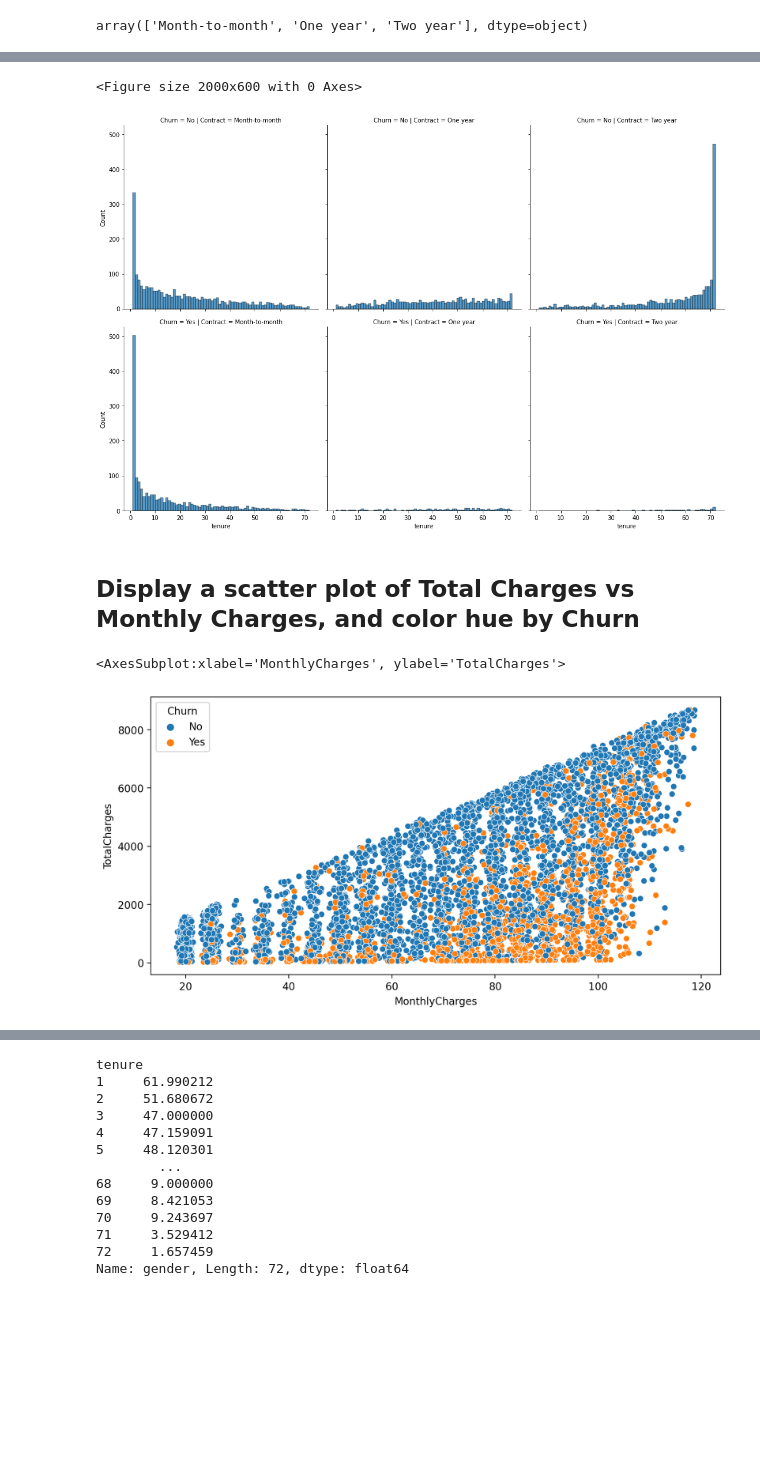
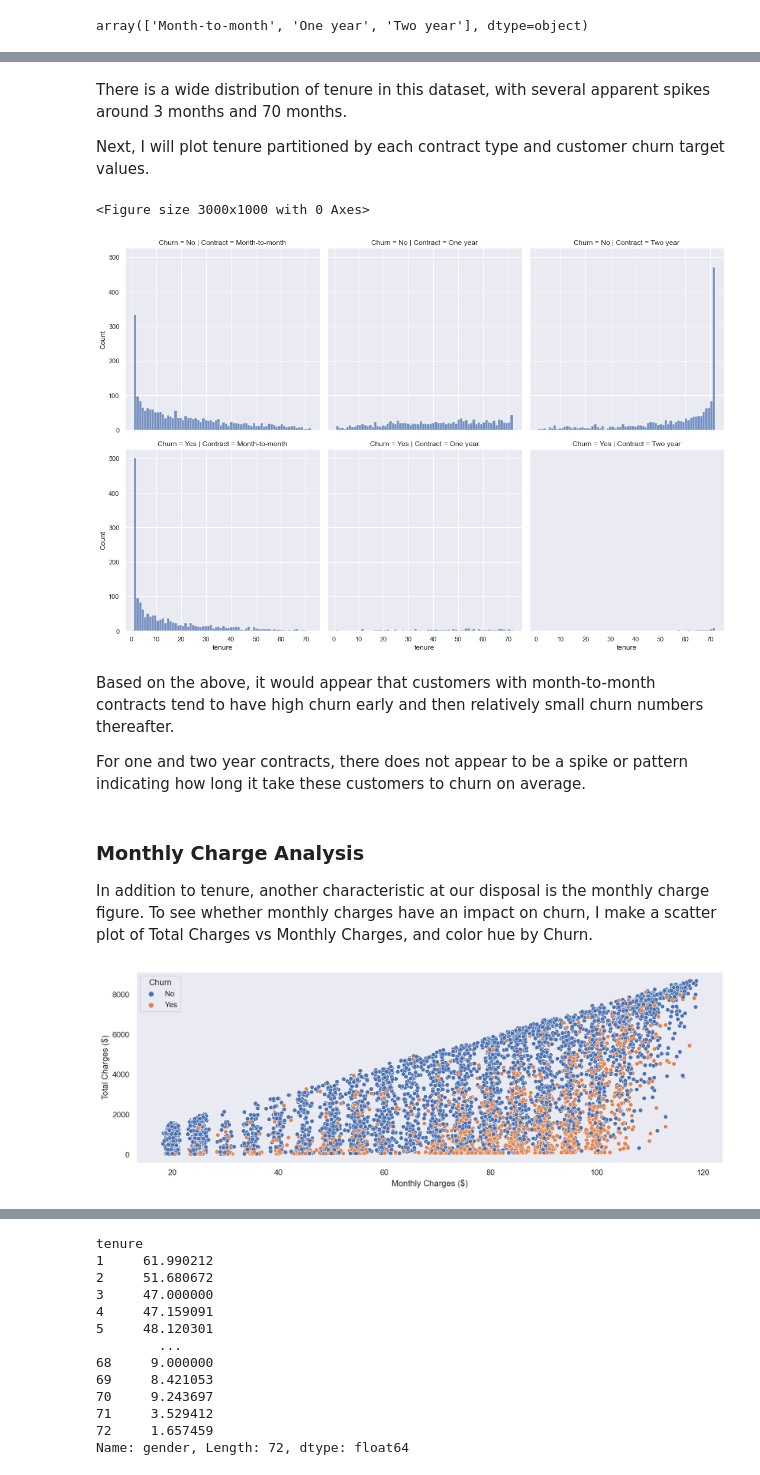
Before and after one commit to akstl1/Supervised-Learning-Capstone, a Jupyter notebook: Supervised Learning Capstone Project .ipynb, the cells around one changed output, grey strips where cells are left out. Drawn from its saved outputs; the diff is of its cells as text; code cells hidden in the pictures; blank space fills up the shorter version.

```diff
--- a/Supervised Learning Capstone Project .ipynb
+++ b/Supervised Learning Capstone Project .ipynb
@@ -87,4 +120,9 @@ Plot contract types vs TotalCharges, with a hue of Churn, in boxplots
 # %%
-plt.figure(figsize=(14,6))
+plt.figure(figsize=(15,5))
 sns.boxplot(data=df,x='Contract',y='TotalCharges',hue='Churn')
+plt.grid(False)
+sns.set(rc={'figure.facecolor':'white'})
+plt.xlabel("Contract Type")
+plt.ylabel("Total Charges ($)")
+plt.savefig('./Supervised Learning Capstone Images/3_contract_bar_plot.png')
 # %% [output]
@@ -131,4 +169,9 @@ Name: Churn_Yes, dtype: float64
 plt.figure(figsize=(15,5))
 plt.xticks(rotation=90)
 sns.barplot(x=corr_df['Churn_Yes'].sort_values().iloc[1:-1].index, y=corr_df['Churn_Yes'].sort_values().iloc[1:-1].values)
+plt.grid(False)
+sns.set(rc={'figure.facecolor':'white'})
+plt.xlabel("Variables")
+plt.ylabel("Correlation with Churn")
+plt.savefig('./Supervised Learning Capstone Images/4_correlation_plot.png')
 # %% [output]
@@ -149,4 +197,9 @@ Create a historgram displaying dist of the tenure column, which is the amount of
 # %%
-plt.figure(figsize=(15,6))
+plt.figure(figsize=(15,5))
 sns.histplot(data=df,x='tenure',bins=25)
+plt.grid(False)
+sns.set(rc={'figure.facecolor':'white'})
+plt.xlabel("Tenure Bins (years)")
+plt.ylabel("Count")
+plt.savefig('./Supervised Learning Capstone Images/5_tenure_count.png')
 # %% [output]
@@ -155,15 +207,31 @@ sns.histplot(data=df,x='tenure',bins=25)
+# %% [markdown]
+There is a wide distribution of tenure in this dataset, with several apparent spikes around 3 months and 70 months.
+
+Next, I will plot tenure partitioned by each contract type and customer churn target values.
 # %%
-plt.figure(figsize=(10,3),dpi=200)
-sns.displot(data=df,x='tenure',bins=70,col='Contract',row='Churn');
+plt.figure(figsize=(15,5),dpi=200)
+sns.displot(data=df,x='tenure',bins=70,col='Contract',row='Churn')
+plt.grid(False)
+sns.set(rc={'figure.facecolor':'white'})
+plt.savefig('./Supervised Learning Capstone Images/6_tenure_churn_contract_plots.png')
 # %% [output]
-<Figure size 2000x600 with 0 Axes>
+<Figure size 3000x1000 with 0 Axes>
-[figure, old version]
+[figure, new version]
+# %% [markdown]
+Based on the above, it would appear that customers with month-to-month contracts tend to have high churn early and then relatively small churn numbers thereafter.
+
+For one and two year contracts, there does not appear to be a spike or pattern indicating how long it take these customers to  churn on average.
 # %% [markdown]
+### Monthly Charge Analysis
 
-## Display a scatter plot of Total Charges vs Monthly Charges, and color hue by Churn
+In addition to tenure, another characteristic at our disposal is the monthly charge figure. To see whether monthly charges have an impact on churn, I make a scatter plot of Total Charges vs Monthly Charges, and color hue by Churn.
 # %%
-plt.figure(figsize=(10,5),dpi=200)
+plt.figure(figsize=(15,5),dpi=200)
 sns.scatterplot(data=df, x='MonthlyCharges', y='TotalCharges', hue='Churn')
+plt.grid(False)
+sns.set(rc={'figure.facecolor':'white'})
+plt.xlabel("Monthly Charges ($)")
+plt.ylabel("Total Charges ($)")
+plt.savefig('./Supervised Learning Capstone Images/7_monthlycharges_totalcharges.png')
 # %% [output]
-<AxesSubplot:xlabel='MonthlyCharges', ylabel='TotalCharges'>
-[figure, old version]
+[figure, new version]
```
Also changed, not shown: parts of 74 cells of this notebook, 19 other files.
